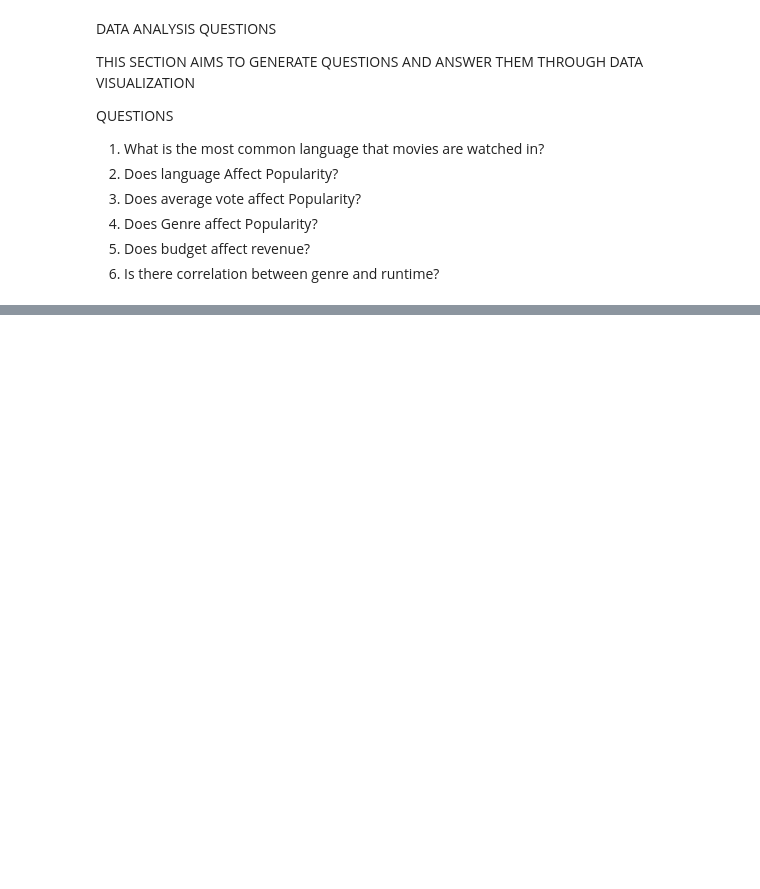
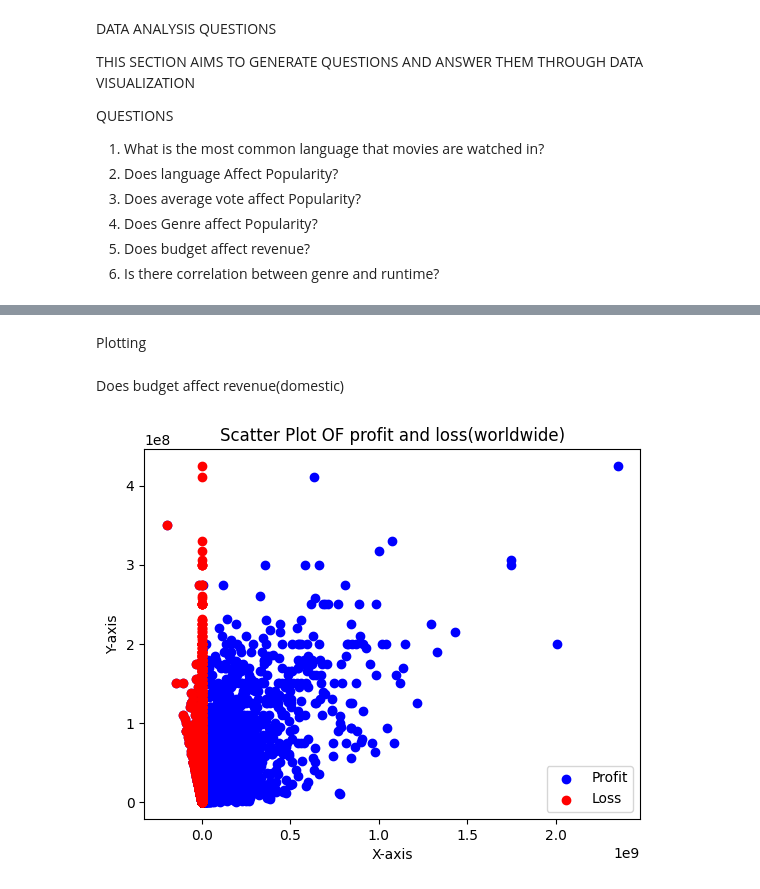
Before and after one commit to Mngambi/dsc-phase-1-project-v2-4, a Jupyter notebook: student.ipynb, the cells around one changed output, grey strips where cells are left out. Saved outputs shown, nothing was run; the diff lists cells and outputs as text; code cells hidden in the pictures; blank space fills up the shorter version.

```diff
--- a/student.ipynb
+++ b/student.ipynb
@@ -87,0 +353,4 @@ QUESTIONS
+# %%
+df_movie_budgets['worldwide_profit'] = df_movie_budgets['worldwide_gross'] - df_movie_budgets['production_budget']
+df_movie_budgets['worldwide_profit']
+df_movie_budgets
@@ -87,0 +371,4 @@ QUESTIONS
+# %%
+df_movie_budgets['worldwide_loss'] = df_movie_budgets['worldwide_profit'].apply(lambda x: x if x < 0 else 0)
+df_movie_budgets['worldwide_loss']
+df_movie_budgets
@@ -87,0 +389,25 @@ QUESTIONS
+# %% [markdown]
+Plotting
+# %% [markdown]
+Does budget affect revenue(domestic)
+# %%
+# Data points for Profit
+xA = df_movie_budgets['worldwide_profit']
+yA = df_movie_budgets['production_budget']
+
+# Data points for Loss
+xB = df_movie_budgets['worldwide_loss']
+yB = df_movie_budgets['production_budget']
+
+plt.scatter(xA , yA, color='blue', label='Profit')
+plt.scatter(xB, yB, color='red', label='Loss')
+
+# Add labels and title
+plt.xlabel('X-axis')
+plt.ylabel('Y-axis')
+plt.title('Scatter Plot OF profit and loss(worldwide)')
+plt.legend()
+
+plt.show()
+# %% [output]
+[figure, added]
```
Also changed, not shown: parts of 21 cells of this notebook.
